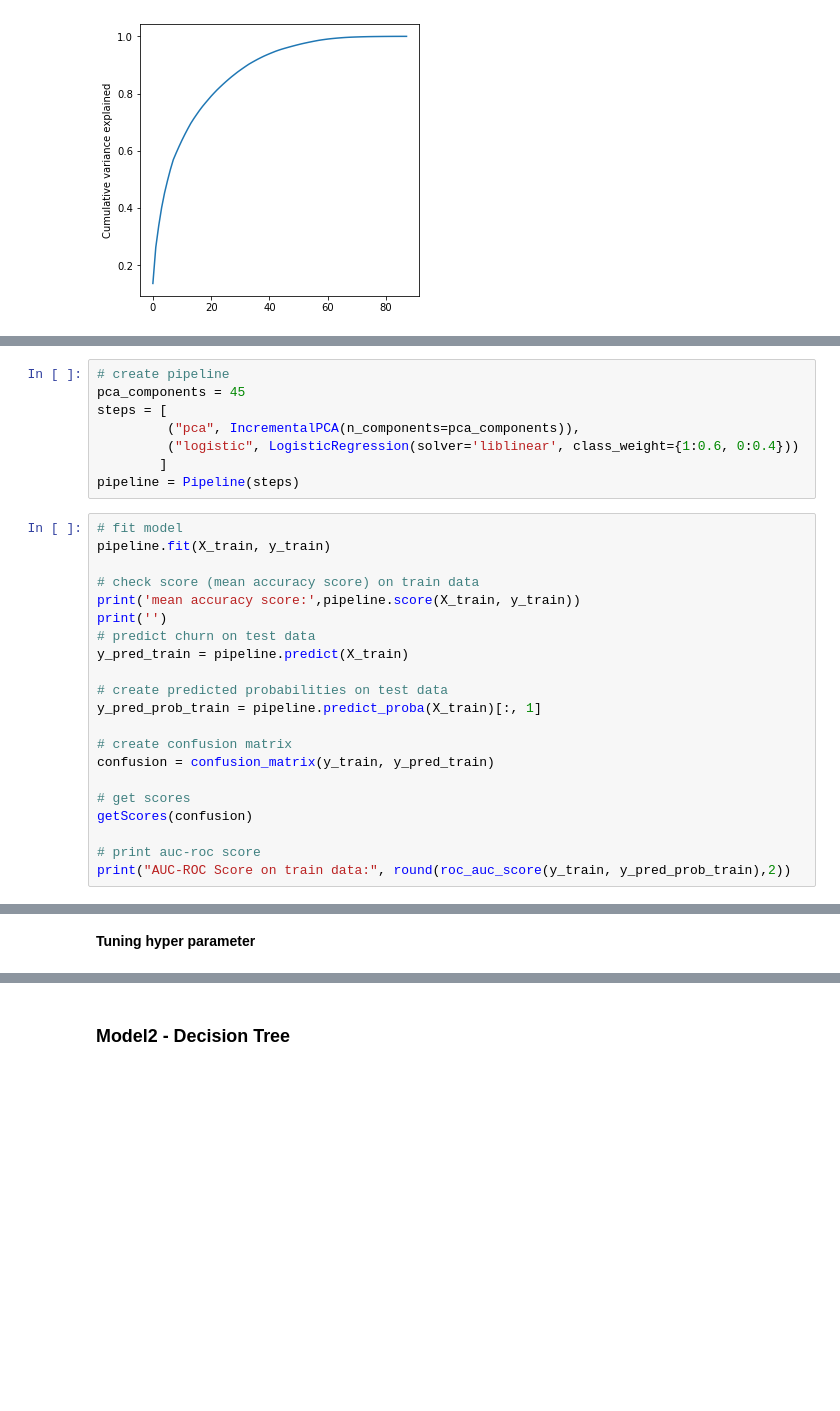
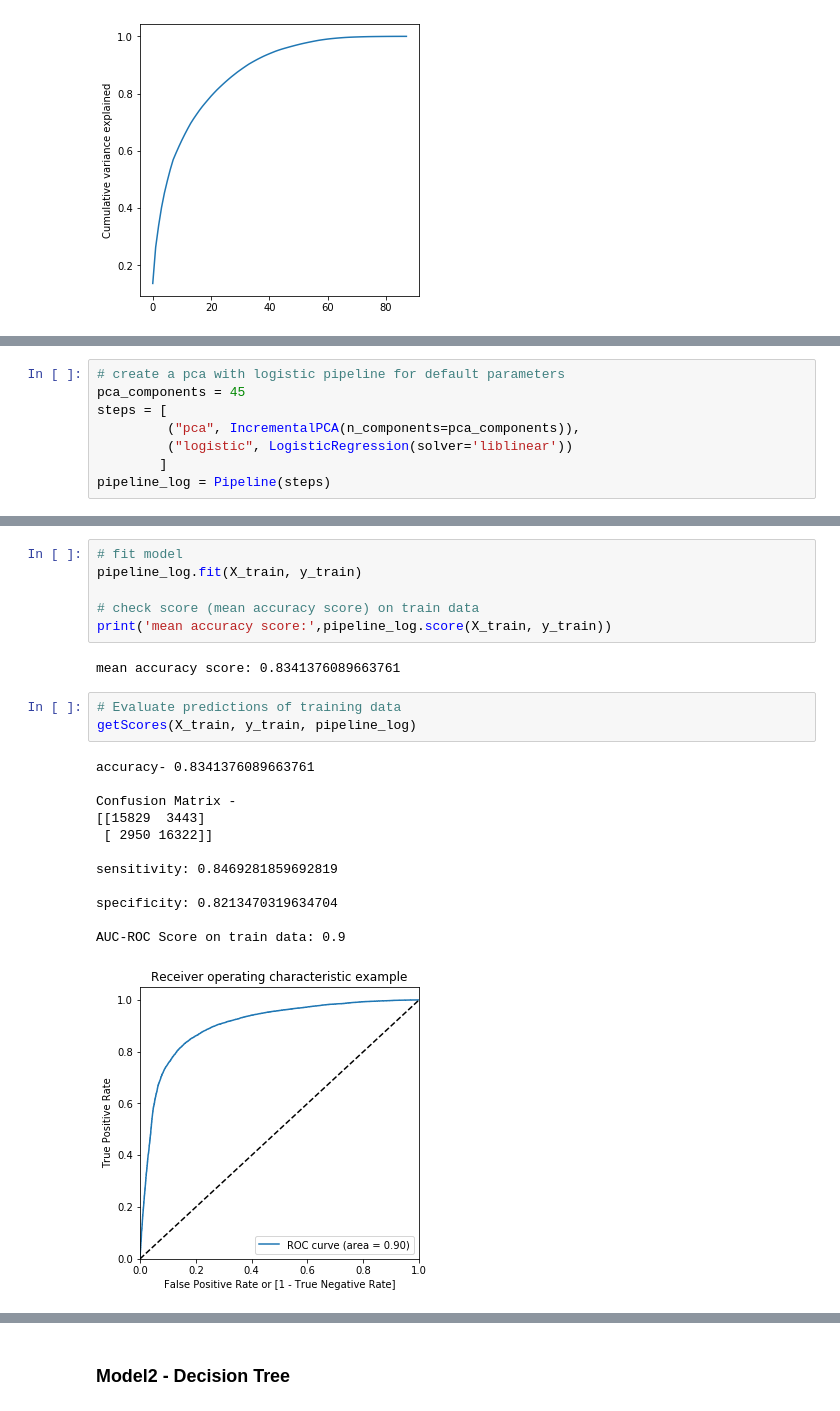
Before and after one commit to kartik173/Telecom_Churn_Predictions, a Jupyter notebook: Telecom_final.ipynb, the cells around one changed output, grey strips where cells are left out. Cells and saved outputs as stored; diff of their text form; blank space fills up the shorter version.

```diff
--- a/Telecom_final.ipynb
+++ b/Telecom_final.ipynb
@@ -820,29 +839,8 @@ As checked, 98% of total variance is explained by 55 variables. we will take the
 # %%
-# create pipeline
+# create a pca with logistic pipeline for default parameters
 pca_components = 45
 steps = [
          ("pca", IncrementalPCA(n_components=pca_components)),
-         ("logistic", LogisticRegression(solver='liblinear', class_weight={1:0.6, 0:0.4}))
+         ("logistic", LogisticRegression(solver='liblinear'))
         ]
-pipeline = Pipeline(steps)
+pipeline_log = Pipeline(steps)
-# %%
-# fit model
-pipeline.fit(X_train, y_train)
-
-# check score (mean accuracy score) on train data
-print('mean accuracy score:',pipeline.score(X_train, y_train))
-print('')
-# predict churn on test data
-y_pred_train = pipeline.predict(X_train)
-
-# create predicted probabilities on test data
-y_pred_prob_train = pipeline.predict_proba(X_train)[:, 1]
-
-# create confusion matrix
-confusion = confusion_matrix(y_train, y_pred_train)
-
-# get scores
-getScores(confusion)
-
-# print auc-roc score
-print("AUC-ROC Score on train data:", round(roc_auc_score(y_train, y_pred_prob_train),2))
@@ -896,3 +847,24 @@ AUC-ROC Score on test data: 0.89
-# %% [markdown]
-
-__Tuning hyper parameter__
+# %%
+# fit model
+pipeline_log.fit(X_train, y_train)
+
+# check score (mean accuracy score) on train data
+print('mean accuracy score:',pipeline_log.score(X_train, y_train))
+# %% [output]
+mean accuracy score: 0.8341376089663761
+# %%
+# Evaluate predictions of training data
+getScores(X_train, y_train, pipeline_log)
+# %% [output]
+accuracy- 0.8341376089663761
+
+Confusion Matrix -
+[[15829  3443]
+ [ 2950 16322]]
+
+sensitivity: 0.8469281859692819
+
+specificity: 0.8213470319634704
+
+AUC-ROC Score on train data: 0.9
+[figure, added]
```
Also changed, not shown: parts of 91 cells of this notebook.
